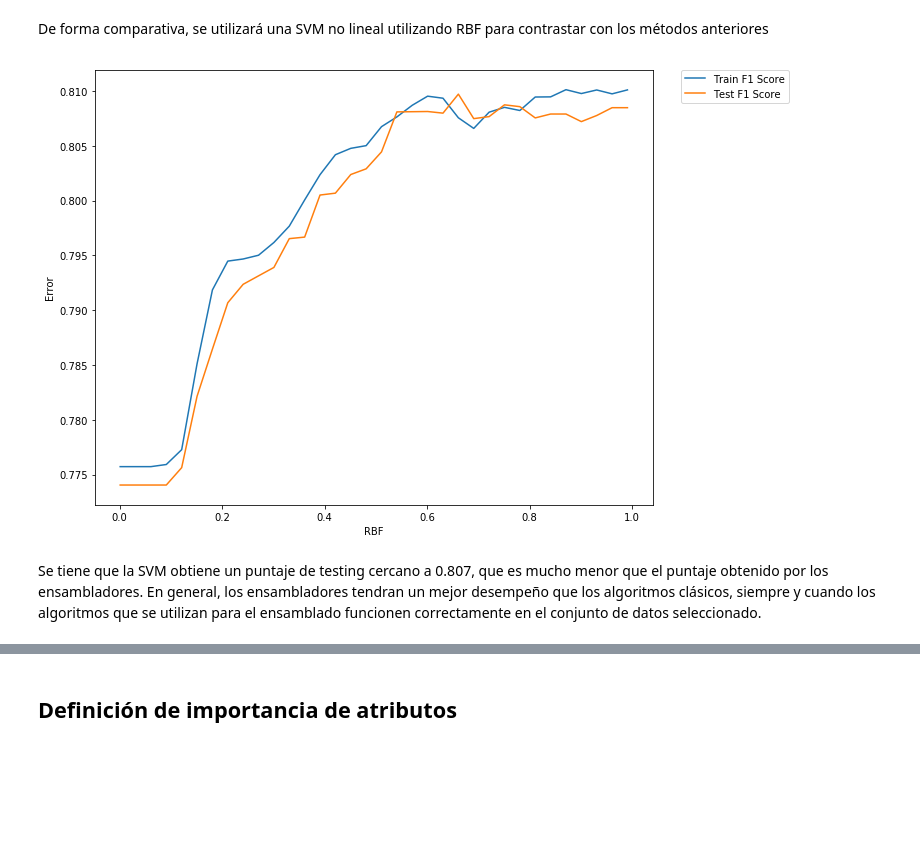
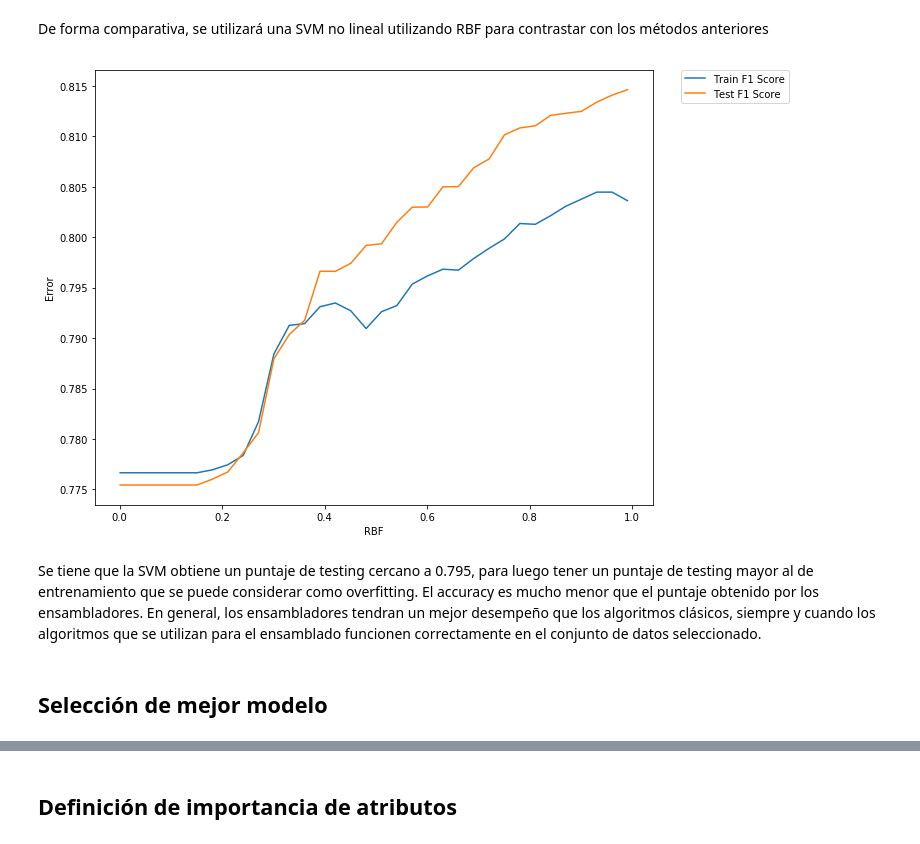
Before and after one commit to TareasJF/INF393, a Jupyter notebook: T3/Pregunta3.ipynb, the cells around one changed output, grey strips where cells are left out. Saved outputs shown, nothing was run; the diff lists cells and outputs as text; code cells hidden in the pictures; blank space fills up the shorter version.

```diff
--- a/T3/Pregunta3.ipynb
+++ b/T3/Pregunta3.ipynb
@@ -93,11 +93,16 @@ cols.remove('good_quality')
 df_randomized[cols] = scaler.fit_transform(df_randomized[cols])
 
 # División
-(Xtrain, Xtest) = train_test_split(df_randomized, test_size=0.25, random_state=8500)
+(Xtrain, X_general_tests) = train_test_split(df_randomized, test_size=0.5, random_state=8500)
+(Xvalidation, Xtest) = train_test_split(X_general_tests, test_size=0.5, random_state=10500)
+
 Ytrain = Xtrain['good_quality']
 Ytest = Xtest['good_quality']
+Yvalidation = Xvalidation['good_quality']
+
 Xtrain = Xtrain.drop('good_quality', axis=1)
 Xtest = Xtest.drop('good_quality', axis=1)
+Xvalidation = Xvalidation.drop('good_quality', axis=1)
 # %% [markdown]
 ## Arbol de clasificación
 # %% [markdown]
@@ -385,7 +390,7 @@ import numpy as np
 import matplotlib.pyplot as plt
 from sklearn.metrics import f1_score
 
-def train_svm(param):
+def train_svm(param, Xtrain, Ytrain, Xtest, Ytest):
     # Entrenar el árbol
     model= SVM()
     model.set_params(C=param, kernel='rbf')
@@ -398,34 +403,36 @@ def train_svm(param):
     train_error = (1-accuracy_score(Ytrain, Ytrain_pred))
     test_error = (1-accuracy_score(Ytest, Ytest_pred))
     train_f1 = f1_score(Ytrain, Ytrain_pred)
     test_f2 = f1_score(Ytest, Ytest_pred)
 
     return (train_error, test_error, train_f1, test_f2)
 
 def graph_svm_range(params):
     train_errors = []
     test_errors = []
     f1_train_errors = []
     f1_test_errors = []
 
     for depth in params:
-        (train, test, f1train, f1test) = train_svm(depth)
+        (train, test, f1train, f1test) = train_svm(depth, Xtrain, Ytrain, Xtest, Ytest)
         train_errors.append(train)
         test_errors.append(test)
         f1_train_errors.append(f1train)
         f1_test_errors.append(f1test)
 
     plt.figure(figsize=(10, 8))
     plt.plot(params, f1_train_errors, label="Train F1 Score")
     plt.plot(params, f1_test_errors, label="Test F1 Score")
     plt.legend(bbox_to_anchor=(1.05, 1), loc=2, borderaxespad=0.)
     plt.xlabel('RBF')
     plt.ylabel('Error')
     plt.show()
 
 params = np.arange(0.001, 1.0, 0.03)
 graph_svm_range(params)
 # %% [output]
-[figure, old version]
+[figure, new version]
 # %% [markdown]
-Se tiene que la SVM obtiene un puntaje de testing cercano a 0.807, que es mucho menor que el puntaje obtenido por los ensambladores. En general, los ensambladores tendran un mejor desempeño que los algoritmos clásicos, siempre y cuando los algoritmos que se utilizan para el ensamblado funcionen correctamente en el conjunto de datos seleccionado.
+Se tiene que la SVM obtiene un puntaje de testing cercano a 0.795, para luego tener un puntaje de testing mayor al de entrenamiento que se puede considerar como overfitting. El accuracy es mucho menor que el puntaje obtenido por los ensambladores. En general, los ensambladores tendran un mejor desempeño que los algoritmos clásicos, siempre y cuando los algoritmos que se utilizan para el ensamblado funcionen correctamente en el conjunto de datos seleccionado.
+# %% [markdown]
+## Selección de mejor modelo
```
Also changed, not shown: parts of 16 cells of this notebook, 1 other file.
